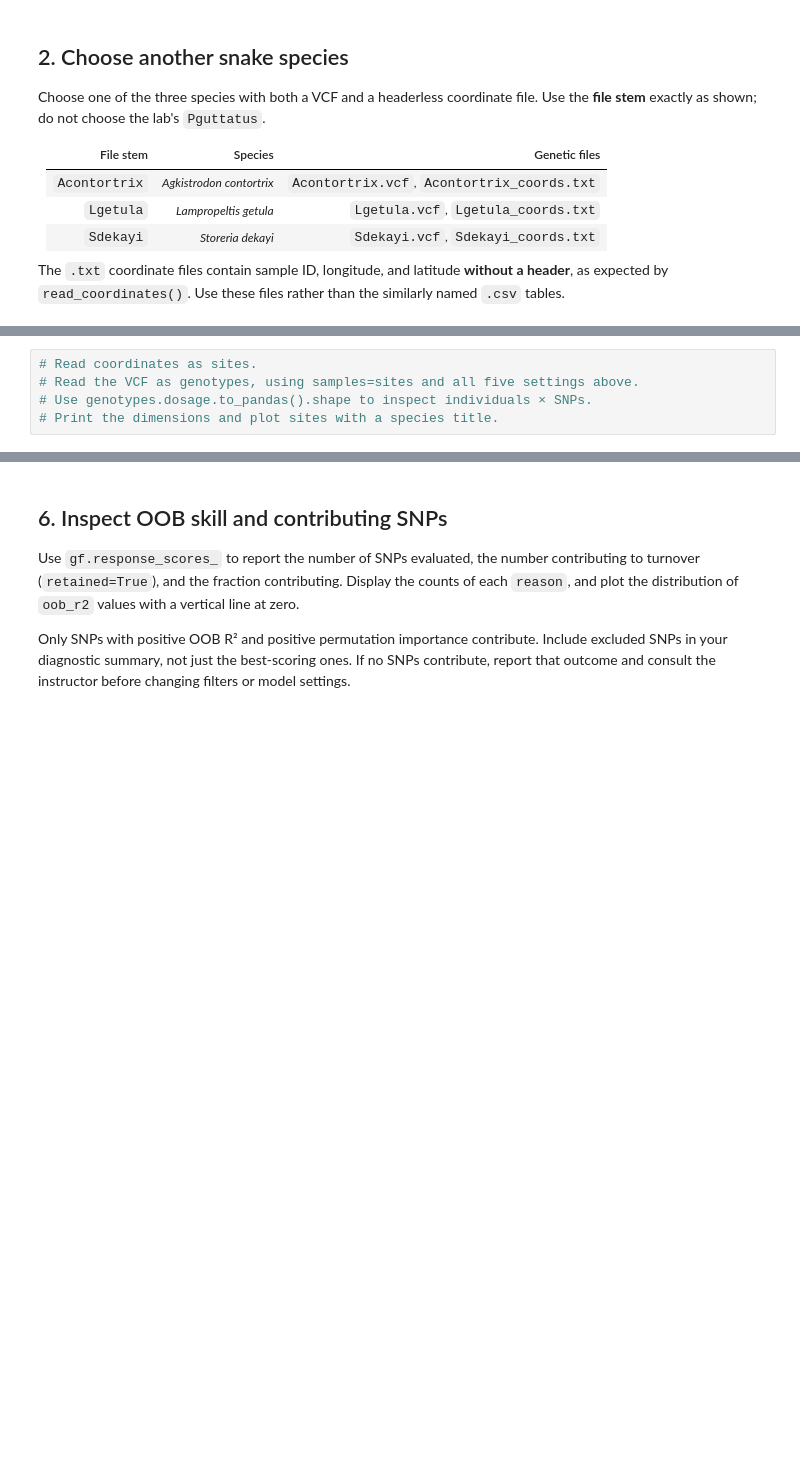
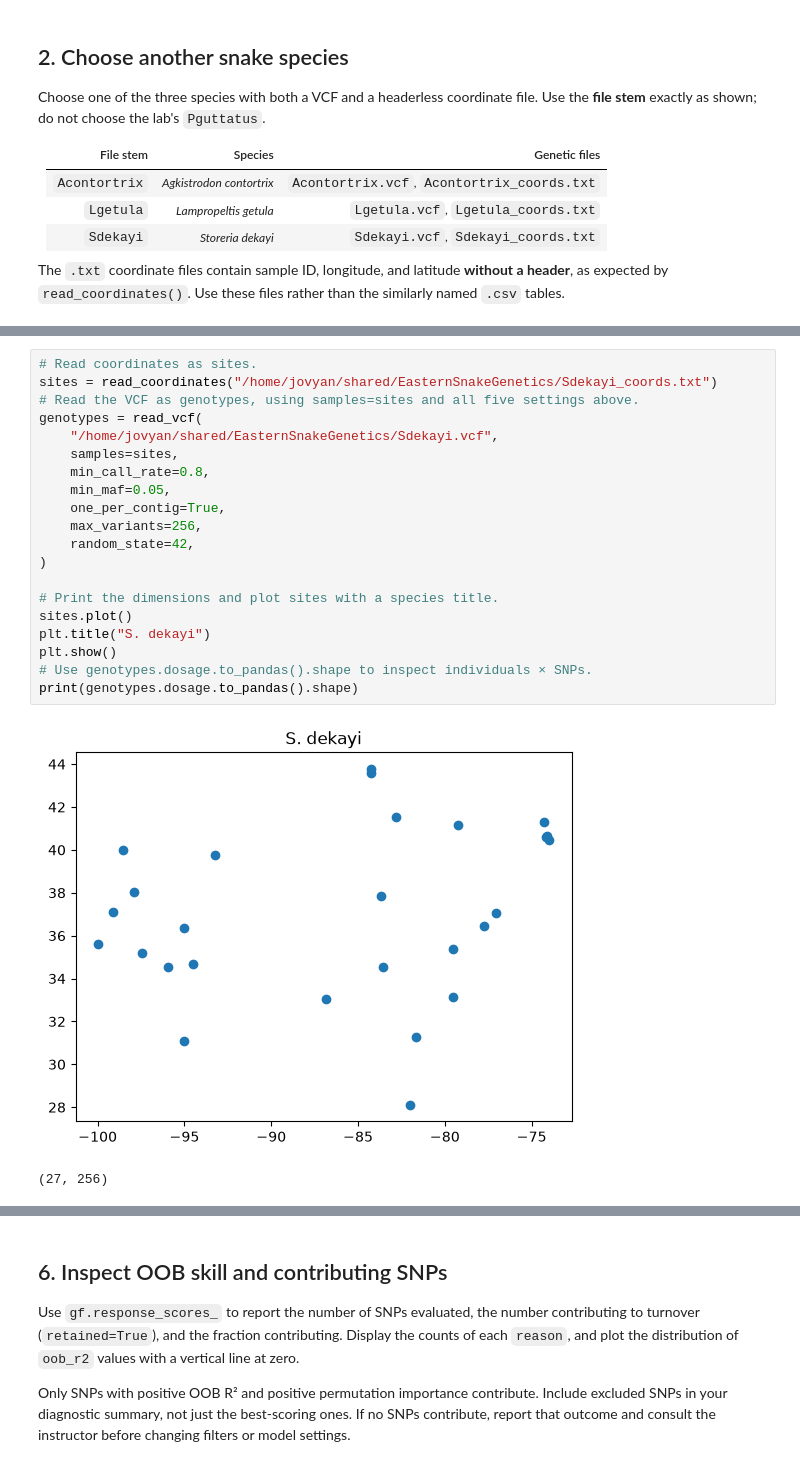
Before and after one commit to jddeabreu/BIO597-SpatialBiodiversity, a Jupyter notebook: docs/assignments/Assignment-09-GradientForest.ipynb, the cells around one changed output, grey strips where cells are left out. Saved outputs shown, nothing was run; the diff lists cells and outputs as text; blank space fills up the shorter version.

```diff
--- a/docs/assignments/Assignment-09-GradientForest.ipynb
+++ b/docs/assignments/Assignment-09-GradientForest.ipynb
@@ -91,9 +95,27 @@ Read `coords_path` into `sites` with `read_coordinates()`. Read `vcf_path` into
 Display the number of individuals and retained SNPs. Map the sample locations with a title naming your species. These points describe sampling, not the species' entire range.
 # %%
 # Read coordinates as sites.
+sites = read_coordinates("/home/jovyan/shared/EasternSnakeGenetics/Sdekayi_coords.txt")
 # Read the VCF as genotypes, using samples=sites and all five settings above.
+genotypes = read_vcf(
+    "/home/jovyan/shared/EasternSnakeGenetics/Sdekayi.vcf",
+    samples=sites,
+    min_call_rate=0.8,
+    min_maf=0.05,
+    one_per_contig=True,
+    max_variants=256,
+    random_state=42,
+)
+
+# Print the dimensions and plot sites with a species title.
+sites.plot()
+plt.title("S. dekayi")
+plt.show()
 # Use genotypes.dosage.to_pandas().shape to inspect individuals × SNPs.
-# Print the dimensions and plot sites with a species title.
+print(genotypes.dosage.to_pandas().shape)
+# %% [output]
+[figure, added]
+(27, 256)
 # %% [markdown]
 **Interpretation:**
 
```
Also changed, not shown: parts of 24 cells of this notebook, 11 other files.
